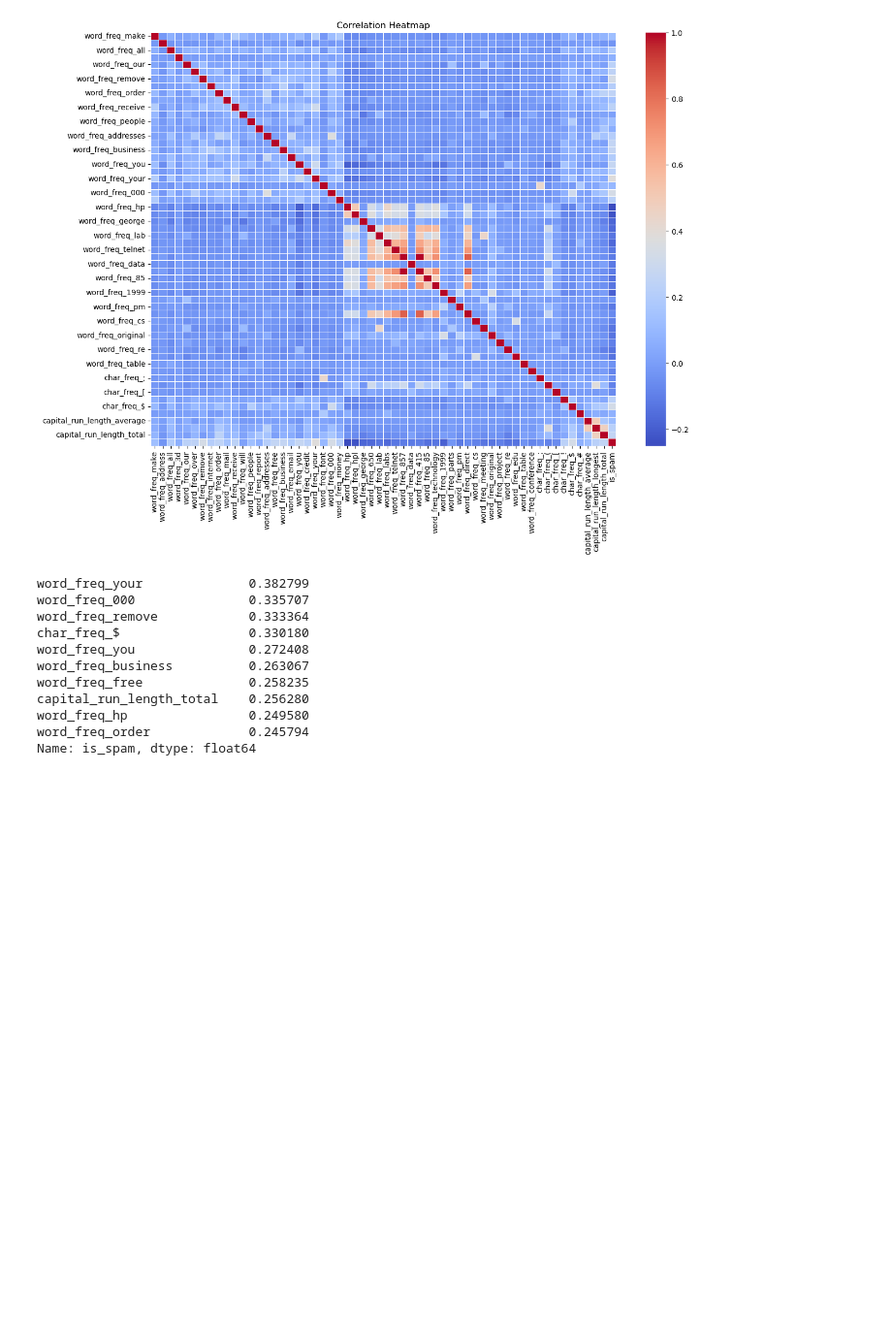
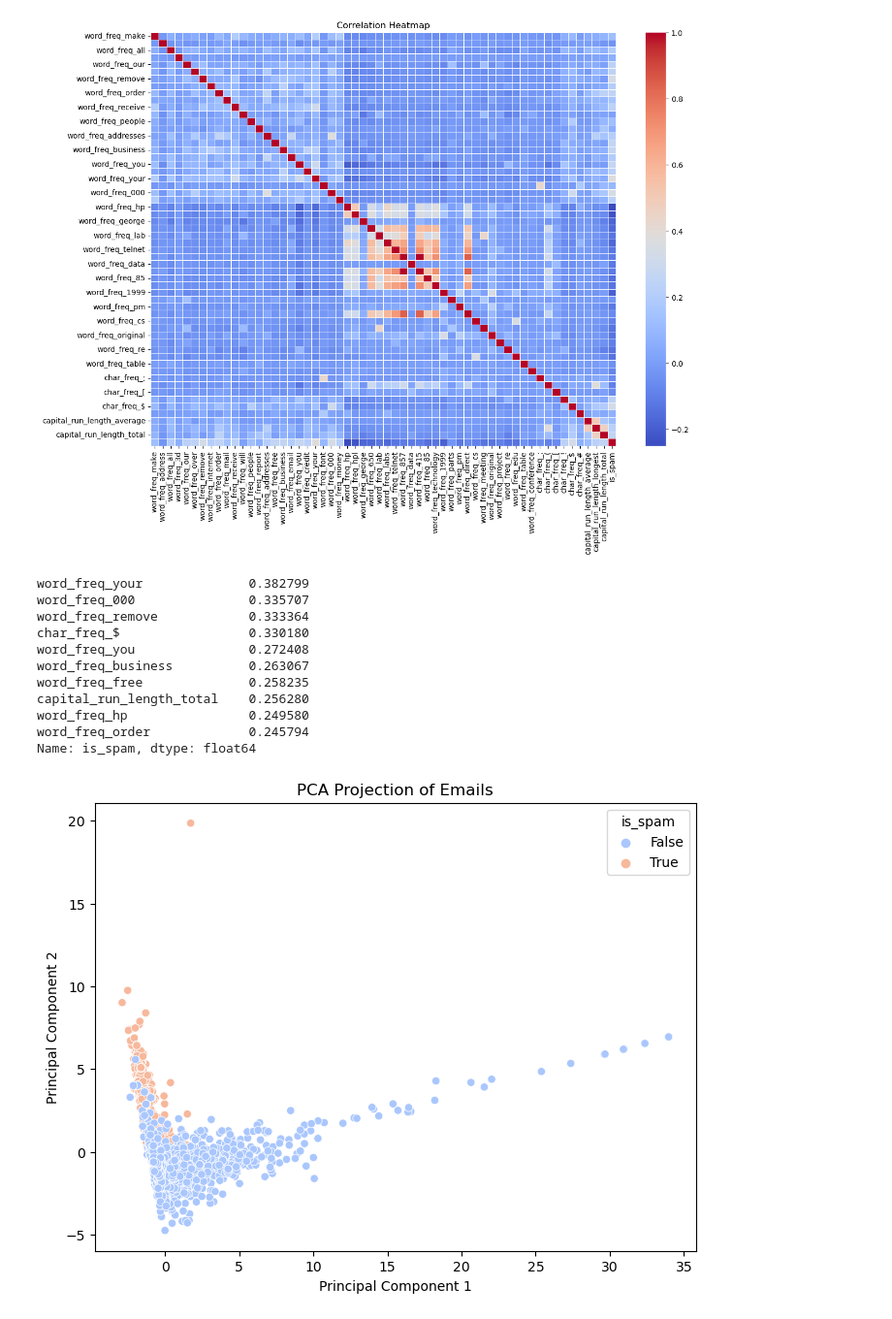
Before and after one commit to eriton2023457/CA_Alessandro, a Jupyter notebook: 2025241_CA_DataPrep_HDip.ipynb, the cells around one changed output. Shown at 97% size. Saved outputs shown, nothing was run; the diff lists cells and outputs as text; code cells hidden in the pictures; blank space fills up the shorter version.

```diff
--- a/2025241_CA_DataPrep_HDip.ipynb
+++ b/2025241_CA_DataPrep_HDip.ipynb
@@ -191,3 +191,24 @@ y = df["is_spam"]
 # Applying standard scale
 scaler = StandardScaler()
 X_scaled = scaler.fit_transform(X)
+# %%
+# PCA
+# PCA is used to reduce the number of features while preserving as much variance as possible.
+# This helps reduce noise, computational cost, and risk of overfitting (especially with high-dimensional data).
+
+# Appling PCA to reduce dimensions for visualization
+from sklearn.decomposition import PCA
+
+# Lets try to reduce to 2 principal components (PCA 2D) just for visualization
+pca = PCA(n_components=2)
+X_pca = pca.fit_transform(X_scaled)
+
+# Plot PCA results to visualize potential separation between spam and non-spam
+plt.figure(figsize=(8,6))
+sns.scatterplot(x=X_pca[:,0], y=X_pca[:,1], hue=y, palette="coolwarm")
+plt.title("PCA Projection of Emails")
+plt.xlabel("Principal Component 1")
+plt.ylabel("Principal Component 2")
+plt.show()
+# %% [output]
+[figure, added]
```
Also changed, not shown: parts of 1 cell of this notebook.
